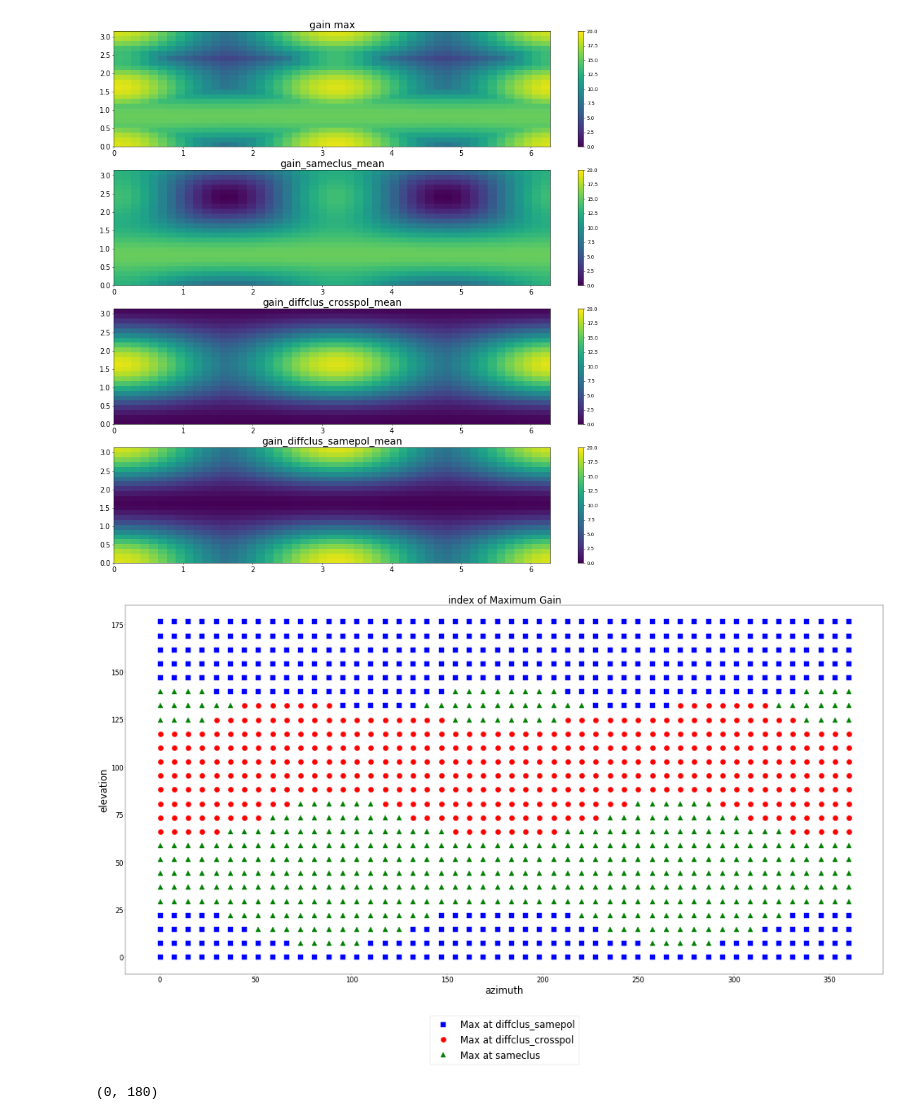
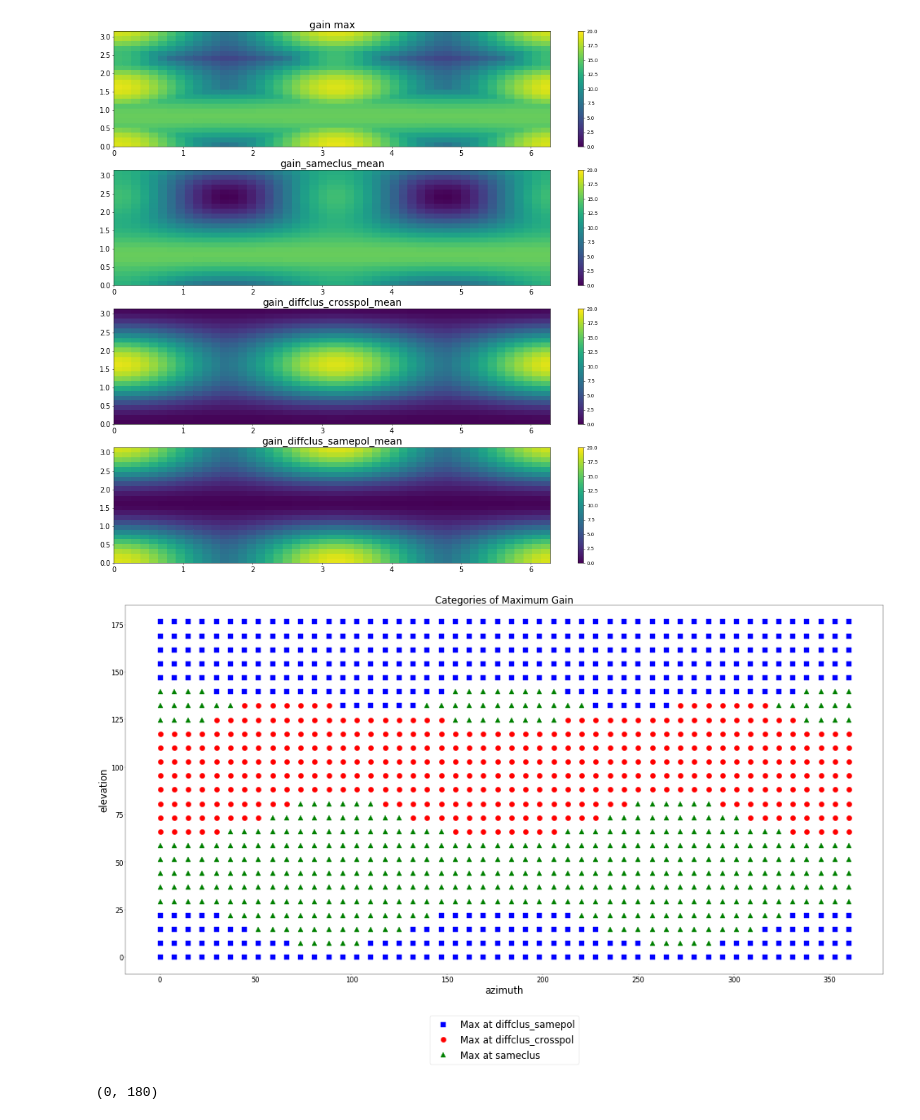
Before and after one commit to dienhoa/hybrid_beamforming_notebook, a Jupyter notebook: Gain Analyse.ipynb, the cells around one changed output. Saved outputs shown, nothing was run; the diff lists cells and outputs as text; code cells hidden in the pictures.

```diff
--- a/Gain Analyse.ipynb
+++ b/Gain Analyse.ipynb
@@ -261,20 +272,20 @@ plt.tick_params(axis='both', which='major', labelsize=14)
 # %%
 azi_diffclus_samepol,ele_diffclus_samepol = np.where( index_gain_max==2 )
 azi_diffclus_crosspol,ele_diffclus_crosspol = np.where( index_gain_max==1 )
 azi_sameclus,ele_sameclus = np.where( index_gain_max==0 )
 
 
 fig = plt.figure(figsize=(40,20), dpi=30)
 plt.plot(azi_diffclus_samepol*360/(angle_number-1),ele_diffclus_samepol*360/(angle_number-1),'bs', markersize = 15, label="Max at diffclus_samepol")
 plt.plot(azi_diffclus_crosspol*360/(angle_number-1),ele_diffclus_crosspol*360/(angle_number-1),'ro', markersize = 15, label="Max at diffclus_crosspol")
 plt.plot(azi_sameclus*360/(angle_number-1),ele_sameclus*360/(angle_number-1),'g^', markersize = 15, label="Max at sameclus")
-plt.title('index of Maximum Gain', fontsize = 28)
+plt.title('Categories of Maximum Gain', fontsize = 28)
 plt.xlabel('azimuth',fontsize=28)
 plt.ylabel('elevation',fontsize=28)
 plt.legend(loc=9, bbox_to_anchor=(0.5, -0.1), prop={'size': 28})
 plt.tick_params(axis='both', which='major', labelsize=20)
 # %% [output]
-[figure, old version]
+[figure, new version]
 # %%
 boundary_1 = np.zeros((2,angle_number))
 boundary_2 = np.zeros((2,angle_number))
```
Also changed, not shown: parts of 9 cells of this notebook, 3 other files.
